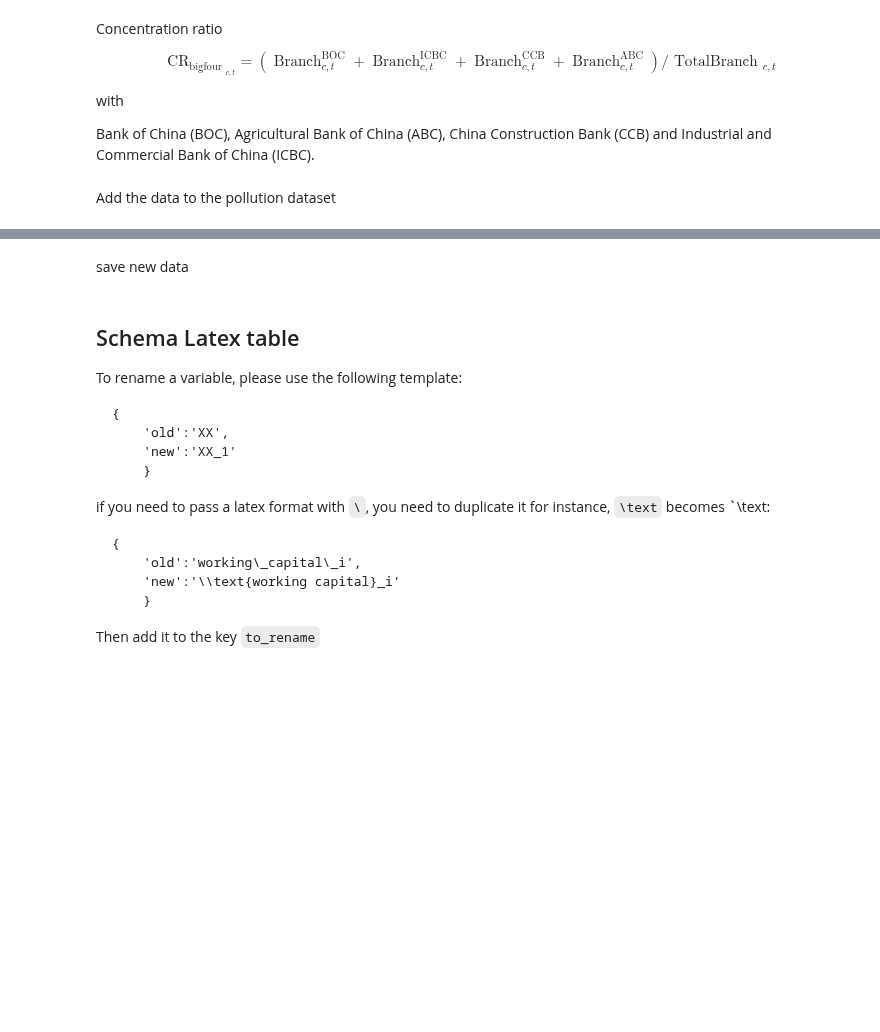
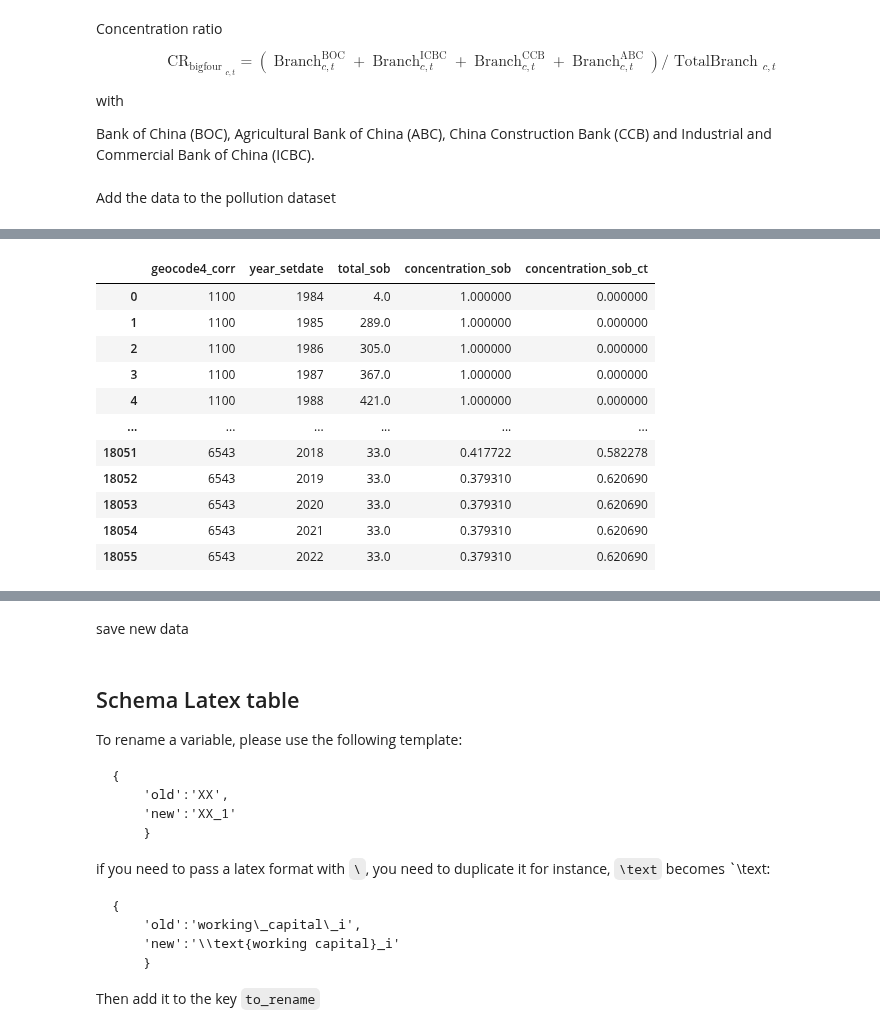
Before and after one commit to thomaspernet/pollution_credit_constraint, a Jupyter notebook: 02_data_analysis/01_model_train_evaluate/01_credit_supply/00_credit_supply.ipynb, the cells around one changed output, grey strips where cells are left out. Cells and saved outputs as stored; diff of their text form; code cells hidden in the pictures; blank space fills up the shorter version.

```diff
--- a/02_data_analysis/01_model_train_evaluate/01_credit_supply/00_credit_supply.ipynb
+++ b/02_data_analysis/01_model_train_evaluate/01_credit_supply/00_credit_supply.ipynb
@@ -1031,0 +946,97 @@ df_deregulation = (
+# %%
+(
+            df_bank_branches.merge(df_bank.reindex(columns=["id", "certcode"]))
+            .assign(
+                        sob=lambda x: x.apply(lambda x: big_four(x["bank_full_name"]), axis=1)
+                    )
+            .assign(
+                bank_full_name=lambda x: x["certcode"].astype(str).str.slice(stop=5),
+                city_id=lambda x: x["certcode"].astype(str).str.slice(start=7, stop=11),
+                is_equal=lambda x: x["city_id"] == x["geocode4_corr"],
+                geocode4_corr=lambda x: np.where(
+                    x["is_equal"], x["geocode4_corr"], x["city_id"]
+                ),
+                types=lambda x: x["certcode"].astype(str).str.slice(start=5, stop=6),
+            )
+            .loc[lambda x: x["types"].isin(["S"])]
+            .assign(
+                bank_type_adj_clean=lambda x: x["bank_type_adj_clean"].fillna(
+                    "city commercial bank"
+                )
+            )
+            .loc[lambda x: ~x["year_setdate"].isin(["<NA>"])]
+            # .dropna(
+            #    subset=[
+            #        "bank_type_adj_clean",
+            #        # "bank_type_adj"
+            #    ]
+            # )
+            .groupby(["year_setdate", "geocode4_corr", "sob"])
+            .agg({"id": "count"})
+            .sort_values(by=["sob", "geocode4_corr", "year_setdate"])
+            .reset_index()
+            .pivot_table(
+                values="id",
+                index=["sob", "geocode4_corr"],
+                columns="year_setdate",
+                aggfunc=np.sum,
+                # fill_value=0,
+            )
+            .stack(dropna=False)
+            .reset_index()
+            .rename(columns={0: "count"})
+            .assign(
+                temp=lambda x: x.groupby(["sob", "geocode4_corr"])["count"].transform(
+                    "cumsum"
+                ),
+                temp_1=lambda x: x.groupby(["sob", "geocode4_corr", "temp"])[
+                    "year_setdate"
+                ]
+                .transform("min")
+                .fillna("2222")
+                .astype("int"),
+                first_entry=lambda x: x.groupby(["sob", "geocode4_corr"])[
+                    "temp_1"
+                ].transform("min"),
+                count=lambda x: x["count"].fillna(0),
+            )
+            .loc[lambda x: x["year_setdate"].astype("int") >= x["first_entry"]]
+            .drop(columns=["temp", "temp_1", "first_entry"])
+            .assign(
+                totalBranchBank=lambda x: x.groupby(["sob", "geocode4_corr"])[
+                    "count"
+                ].transform("cumsum"),
+                totalBranchCity=lambda x: x.groupby(["geocode4_corr", "year_setdate"])[
+                    "totalBranchBank"
+                ].transform("sum"),
+                #    score = lambda x: (x['totalBranchBank']/x['totalBranchCity'])**2
+            )
+            .loc[lambda x: x["sob"] != "other"]
+            .set_index(["sob", "geocode4_corr", "year_setdate", "totalBranchCity"])
+            .drop(columns=["count"])
+            .unstack(0)
+            .assign(total_sob=lambda x: x.sum(axis=1))
+            .reset_index(["totalBranchCity"])
+            .assign(
+                concentration_sob=lambda x: x[("total_sob", "")]
+                / x[("totalBranchCity", "")]
+            )
+            .reindex(columns=[("total_sob", ""), ("concentration_sob", "")])
+            .droplevel(axis=1, level=1)
+            .reset_index()
+            .dropna(subset=["concentration_sob"])
+            .assign(concentration_sob_ct=lambda x: 1 - x["concentration_sob"])
+        )
+# %% [output]
+|  | geocode4_corr | year_setdate | total_sob | concentration_sob | concentration_sob_ct |
+| 0 | 1100 | 1984 | 4.0 | 1.000000 | 0.000000 |
+| 1 | 1100 | 1985 | 289.0 | 1.000000 | 0.000000 |
+| 2 | 1100 | 1986 | 305.0 | 1.000000 | 0.000000 |
+| 3 | 1100 | 1987 | 367.0 | 1.000000 | 0.000000 |
+| 4 | 1100 | 1988 | 421.0 | 1.000000 | 0.000000 |
+| ... | ... | ... | ... | ... | ... |
+| 18051 | 6543 | 2018 | 33.0 | 0.417722 | 0.582278 |
+| 18052 | 6543 | 2019 | 33.0 | 0.379310 | 0.620690 |
+| 18053 | 6543 | 2020 | 33.0 | 0.379310 | 0.620690 |
+| 18054 | 6543 | 2021 | 33.0 | 0.379310 | 0.620690 |
+| 18055 | 6543 | 2022 | 33.0 | 0.379310 | 0.620690 |
```
Also changed, not shown: parts of 92 cells of this notebook, 1 other file.
